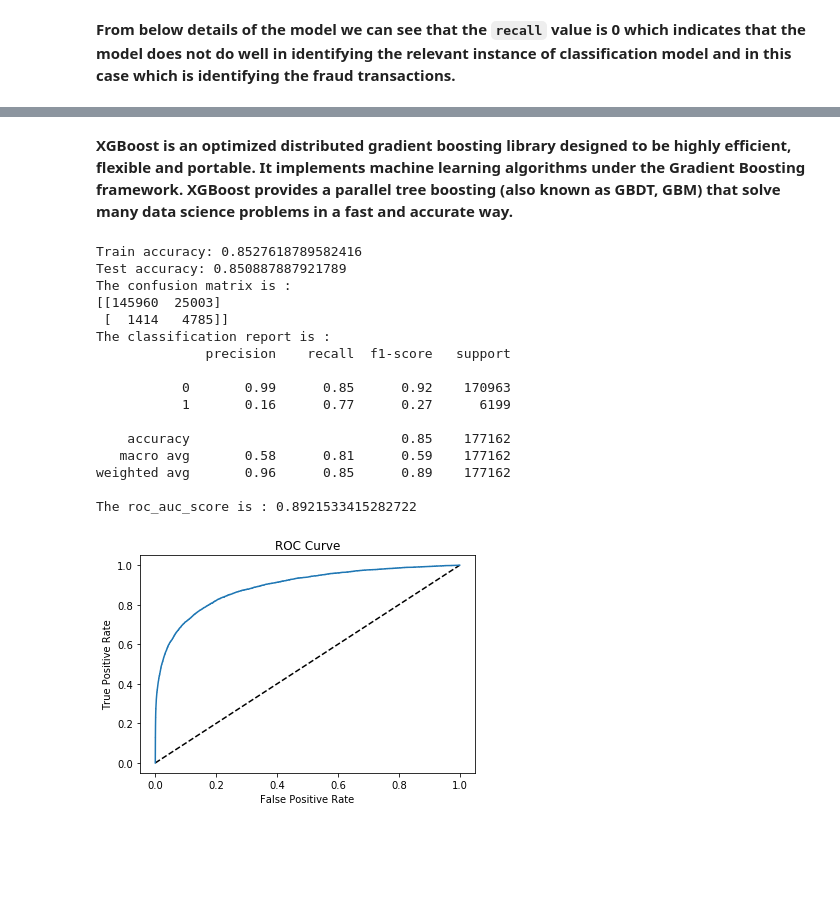
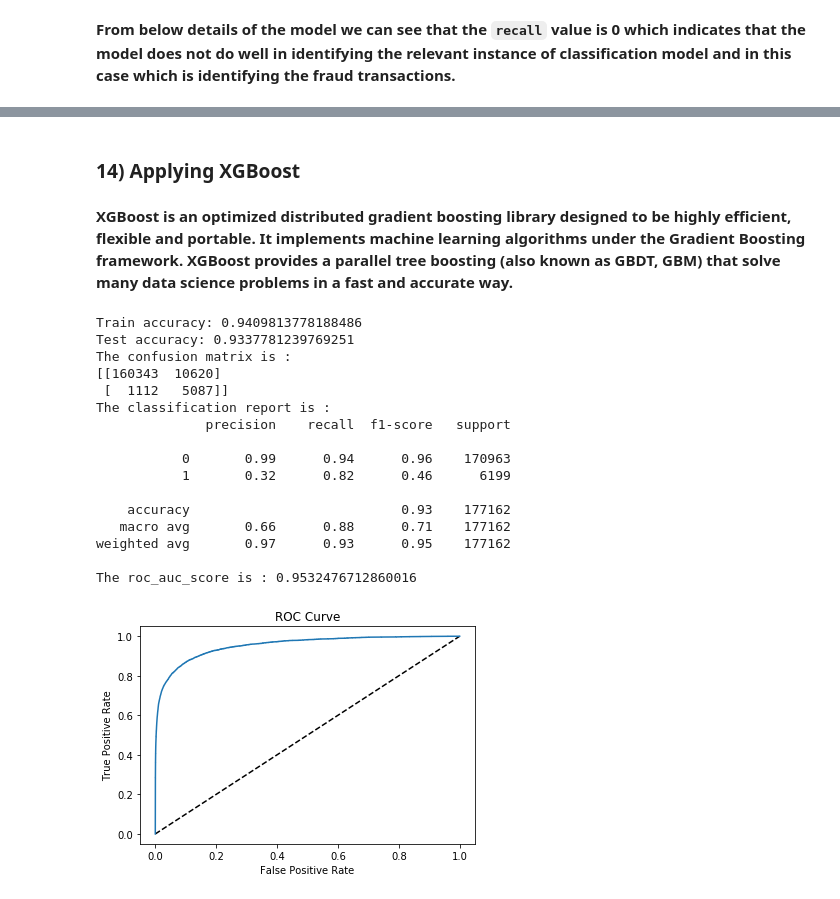
Before and after one commit to Suman-Saini/CapstoneProject_1, a Jupyter notebook: MachineLearning/MachineLearning.ipynb, the cells around one changed output, grey strips where cells are left out. Drawn from its saved outputs; the diff is of its cells as text; code cells hidden in the pictures; blank space fills up the shorter version.

Commit message:
Updated few plots

```diff
--- a/MachineLearning/MachineLearning.ipynb
+++ b/MachineLearning/MachineLearning.ipynb
@@ -142,0 +138,5 @@ dataset.select_dtypes(include=object).head()
+# %%
+dataset[dataset.select_dtypes(["object"]).columns] = dataset.select_dtypes(["object"]).apply(
+    lambda x: x.astype("category")
+)
+dataset.info()
@@ -450,10 +705,12 @@ The roc_auc_score is : 0.7487818114812206
+# %% [markdown]
+### 14) Applying XGBoost
 # %% [markdown]
 __XGBoost is an optimized distributed gradient boosting library designed to be highly efficient, flexible and portable. It implements machine learning algorithms under the Gradient Boosting framework. XGBoost provides a parallel tree boosting (also known as GBDT, GBM) that solve many data science problems in a fast and accurate way.__
 # %%
 from xgboost import XGBClassifier
 from xgboost import plot_importance
 
-Xcols = dataset.drop(['isFraud'],axis=1).select_dtypes(exclude=[object])
+Xcols = dataset.drop(['isFraud'],axis=1).select_dtypes(exclude='category')
 y = dataset.isFraud
 XG_train, XG_test, yg_train, yg_test = train_test_split(Xcols, y, random_state=5,test_size=0.3, stratify = y)
 
@@ -462,45 +719,48 @@ XG_train, XG_test, yg_train, yg_test = train_test_split(Xcols, y, random_state=5
 #A typical value to consider: sum(negative instances) / sum(positive instances).
 ratio = float(np.sum(y == 0)) / np.sum(y==1)
 
-XGModel = XGBClassifier(top_k = 2, scale_pos_weight = ratio)
+XGModel = XGBClassifier(scale_pos_weight = ratio, learning_rate =0.1, n_estimators=363, max_depth=6,
+                        min_child_weight=3, gamma=0, subsample=0.8, colsample_bytree=0.8,
+                        objective= 'binary:logistic', nthread=4, seed=27)
+
 XGModel.fit(XG_train,yg_train)
 
 y_XG_pred = XGModel.predict(XG_test)
 
 features = XGModel.feature_importances_
 yg_pred_prob = XGModel.predict_proba(XG_test)[:,1]
 fpr, tpr, threshold = roc_curve(yg_test, yg_pred_prob)
 
 # Print the accuracy and other details.
 print("Train accuracy: {}".format(accuracy_score(XGModel.predict(XG_train), yg_train)))
 print("Test accuracy: {}".format(accuracy_score(y_XG_pred, yg_test)))
 print("The confusion matrix is :")
 print(confusion_matrix(yg_test, y_XG_pred))
 print("The classification report is :")
 print(classification_report(yg_test, y_XG_pred))
 print("The roc_auc_score is : {}".format(roc_auc_score(yg_test, yg_pred_prob)))
 
 # Plot ROC curve
 _ = plt.plot([0, 1], [0, 1], 'k--')
 _ = plt.plot(fpr, tpr)
 _ = plt.xlabel('False Positive Rate')
 _ = plt.ylabel('True Positive Rate')
 _ = plt.title('ROC Curve')
 # %% [output]
-Train accuracy: 0.8527618789582416
-Test accuracy: 0.850887887921789
+Train accuracy: 0.9409813778188486
+Test accuracy: 0.9337781239769251
 The confusion matrix is :
-[[145960  25003]
- [  1414   4785]]
+[[160343  10620]
+ [  1112   5087]]
 The classification report is :
               precision    recall  f1-score   support
 
-           0       0.99      0.85      0.92    170963
-           1       0.16      0.77      0.27      6199
+           0       0.99      0.94      0.96    170963
+           1       0.32      0.82      0.46      6199
 
-    accuracy                           0.85    177162
-   macro avg       0.58      0.81      0.59    177162
-weighted avg       0.96      0.85      0.89    177162
+    accuracy                           0.93    177162
+   macro avg       0.66      0.88      0.71    177162
+weighted avg       0.97      0.93      0.95    177162
 
-The roc_auc_score is : 0.8921533415282722
+The roc_auc_score is : 0.9532476712860016
-[figure, old version]
+[figure, new version]
```
Also changed, not shown: parts of 59 cells of this notebook.
